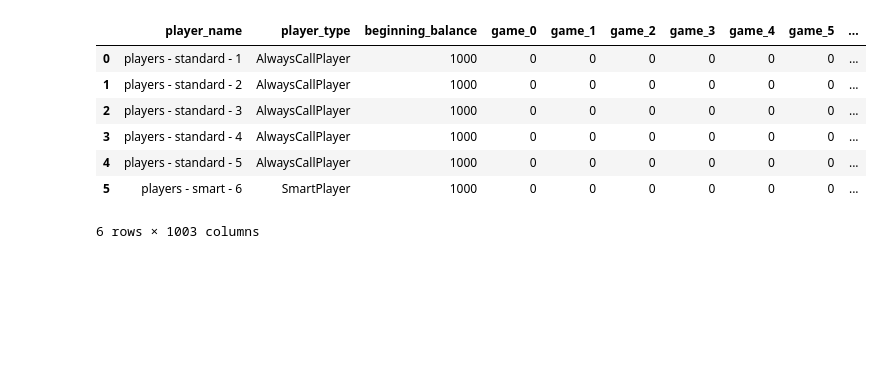
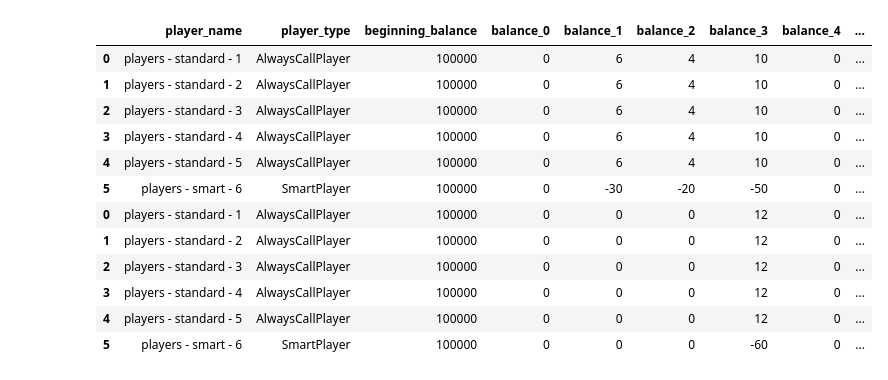
Before and after one commit to Silber8806/PokerPro, a Jupyter notebook: source_code/analysis/Poker Simulation Analysis.ipynb, the cells around one changed output. Cells and saved outputs as stored; diff of their text form; code cells hidden in the pictures; blank space fills up the shorter version.

```diff
--- a/source_code/analysis/Poker Simulation Analysis.ipynb
+++ b/source_code/analysis/Poker Simulation Analysis.ipynb
@@ -25,11 +6,0 @@ all_balances = pd.concat([new_df])
-# %%
-all_balances
-# %% [output]
-|  | player_name | player_type | beginning_balance | game_0 | game_1 | game_2 | game_3 | game_4 | game_5 | ... |
-| 0 | players - standard - 1 | AlwaysCallPlayer | 1000 | 0 | 0 | 0 | 0 | 0 | 0 | ... |
-| 1 | players - standard - 2 | AlwaysCallPlayer | 1000 | 0 | 0 | 0 | 0 | 0 | 0 | ... |
-| 2 | players - standard - 3 | AlwaysCallPlayer | 1000 | 0 | 0 | 0 | 0 | 0 | 0 | ... |
-| 3 | players - standard - 4 | AlwaysCallPlayer | 1000 | 0 | 0 | 0 | 0 | 0 | 0 | ... |
-| 4 | players - standard - 5 | AlwaysCallPlayer | 1000 | 0 | 0 | 0 | 0 | 0 | 0 | ... |
-| 5 | players - smart - 6 | SmartPlayer | 1000 | 0 | 0 | 0 | 0 | 0 | 0 | ... |
-6 rows × 1003 columns
@@ -35,0 +35,17 @@ all_balances
+# %%
+pd.set_option('display.max_columns', None)
+balances
+# %% [output]
+|  | player_name | player_type | beginning_balance | balance_0 | balance_1 | balance_2 | balance_3 | balance_4 | ... |
+| 0 | players - standard - 1 | AlwaysCallPlayer | 100000 | 0 | 6 | 4 | 10 | 0 | ... |
+| 1 | players - standard - 2 | AlwaysCallPlayer | 100000 | 0 | 6 | 4 | 10 | 0 | ... |
+| 2 | players - standard - 3 | AlwaysCallPlayer | 100000 | 0 | 6 | 4 | 10 | 0 | ... |
+| 3 | players - standard - 4 | AlwaysCallPlayer | 100000 | 0 | 6 | 4 | 10 | 0 | ... |
+| 4 | players - standard - 5 | AlwaysCallPlayer | 100000 | 0 | 6 | 4 | 10 | 0 | ... |
+| 5 | players - smart - 6 | SmartPlayer | 100000 | 0 | -30 | -20 | -50 | 0 | ... |
+| 0 | players - standard - 1 | AlwaysCallPlayer | 100000 | 0 | 0 | 0 | 12 | 0 | ... |
+| 1 | players - standard - 2 | AlwaysCallPlayer | 100000 | 0 | 0 | 0 | 12 | 0 | ... |
+| 2 | players - standard - 3 | AlwaysCallPlayer | 100000 | 0 | 0 | 0 | 12 | 0 | ... |
+| 3 | players - standard - 4 | AlwaysCallPlayer | 100000 | 0 | 0 | 0 | 12 | 0 | ... |
+| 4 | players - standard - 5 | AlwaysCallPlayer | 100000 | 0 | 0 | 0 | 12 | 0 | ... |
+| 5 | players - smart - 6 | SmartPlayer | 100000 | 0 | 0 | 0 | -60 | 0 | ... |
```
Also changed, not shown: parts of 6 cells of this notebook, 1 other file.
